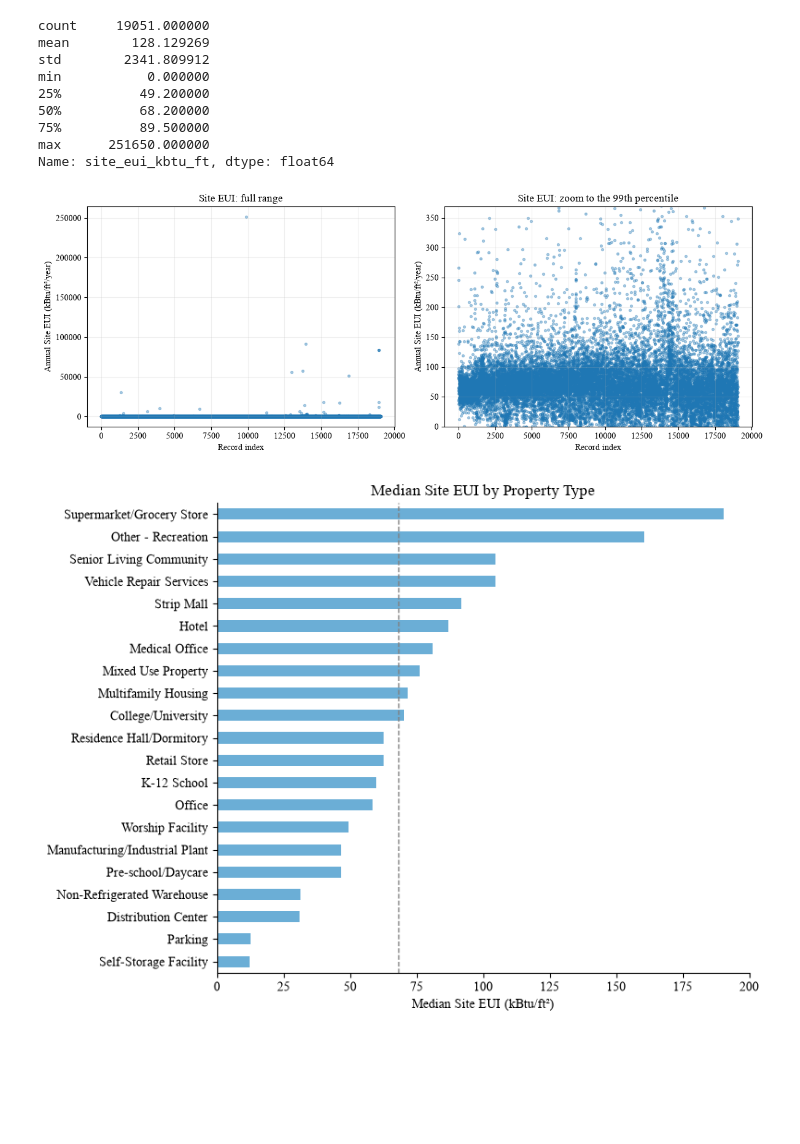
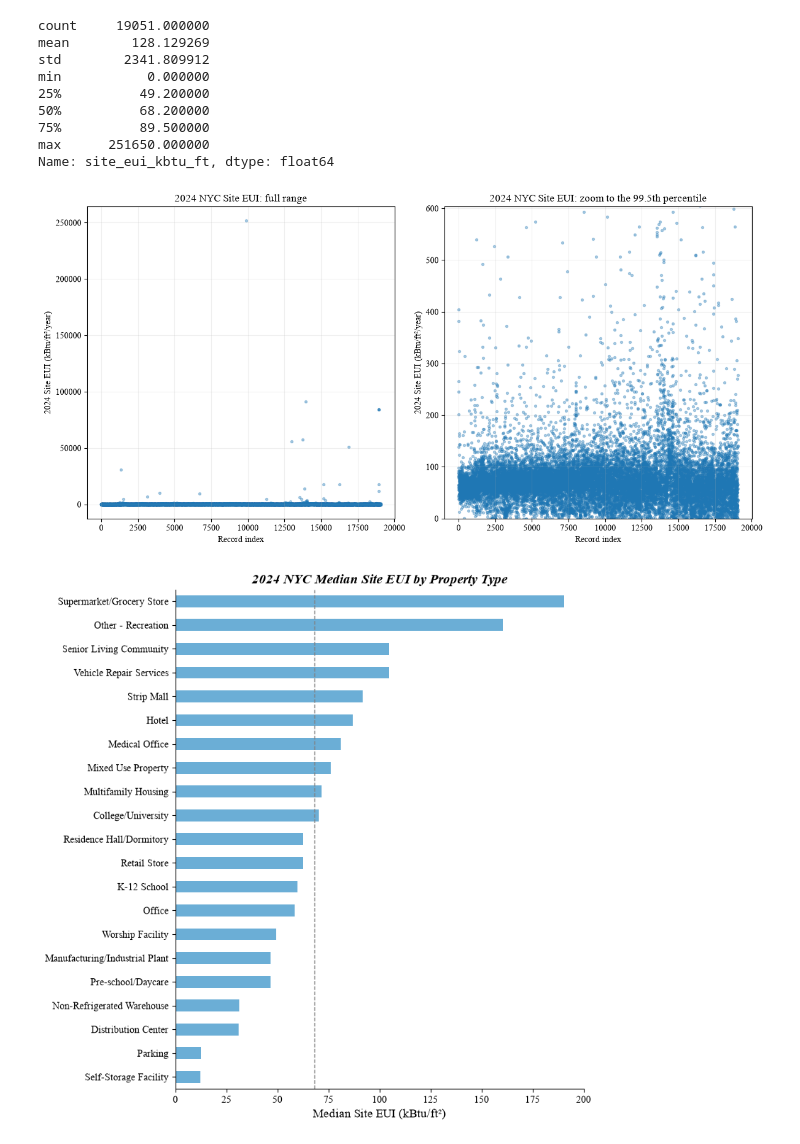
Before and after one commit to gchudley/Any-Idea, a Jupyter notebook: src/EDA_data_visualization.ipynb, the cells around one changed output. Cells and saved outputs as stored; diff of their text form; code cells hidden in the pictures; blank space fills up the shorter version.

Commit message:
Update the figures

```diff
--- a/src/EDA_data_visualization.ipynb
+++ b/src/EDA_data_visualization.ipynb
@@ -43,24 +43,25 @@ max      251650.000000
 Name: site_eui_kbtu_ft, dtype: float64
 # %%
 # Plot Site EUI against the record index
-fig, axes = plt.subplots(1, 2, figsize=(12, 4.5))
+fig, axes = plt.subplots(1, 2, figsize=(12, 6))
 
 for ax in axes:
     ax.scatter(y.index, y, s=8, alpha=0.35)
     ax.set_xlabel("Record index")
-    ax.set_ylabel("Annual Site EUI (kBtu/ft²/year)")
+    ax.set_ylabel("2024 Site EUI (kBtu/ft²/year)")
     ax.grid(alpha=0.2)
 
-axes[0].set_title("Site EUI: full range")
+axes[0].set_title("2024 NYC Site EUI: full range")
 
 # Zoom the display only; no records are removed
-axes[1].set_ylim(0, y.quantile(0.99))
-axes[1].set_title("Site EUI: zoom to the 99th percentile")
+axes[1].set_ylim(0, y.quantile(0.995))
+axes[1].set_title("2024 NYC Site EUI: zoom to the 99.5th percentile")
 
 plt.tight_layout()
+plt.savefig("../figures/2024_nyc_site_eui_scatter_do_not_use_this.png", dpi=300)
 plt.show()
 # %% [output]
-[figure, old version]
+[figure, new version]
 # %%
 counts = df["primary_property_type_self"].value_counts()
 top_types = counts[counts >= 100].index
@@ -72,16 +73,16 @@ medians = (
       .sort_values()
 )
 
-ax = medians.plot.barh(figsize=(8, 6), color="#6baed6")
+ax = medians.plot.barh(figsize=(8, 8), color="#6baed6")
 ax.axvline(df["site_eui_kbtu_ft"].median(), color="gray", linestyle="--", linewidth=1)
-ax.set_xlabel("Median Site EUI (kBtu/ft²)")
-ax.set_ylabel("")
-ax.set_title("Median Site EUI by Property Type")
+ax.set_xlabel("Median Site EUI (kBtu/ft²)", fontsize=12)
+ax.set_ylabel("", fontsize=12)
+ax.set_title("2024 NYC Median Site EUI by Property Type", fontsize=14, fontweight="bold", style="italic")
 ax.spines[["top", "right"]].set_visible(False)
 plt.tight_layout()
 plt.show()
 # %% [output]
-[figure, old version]
+[figure, new version]
 # %%
 import numpy as np
 
```
Also changed, not shown: parts of 2 cells of this notebook, 6 other files.
